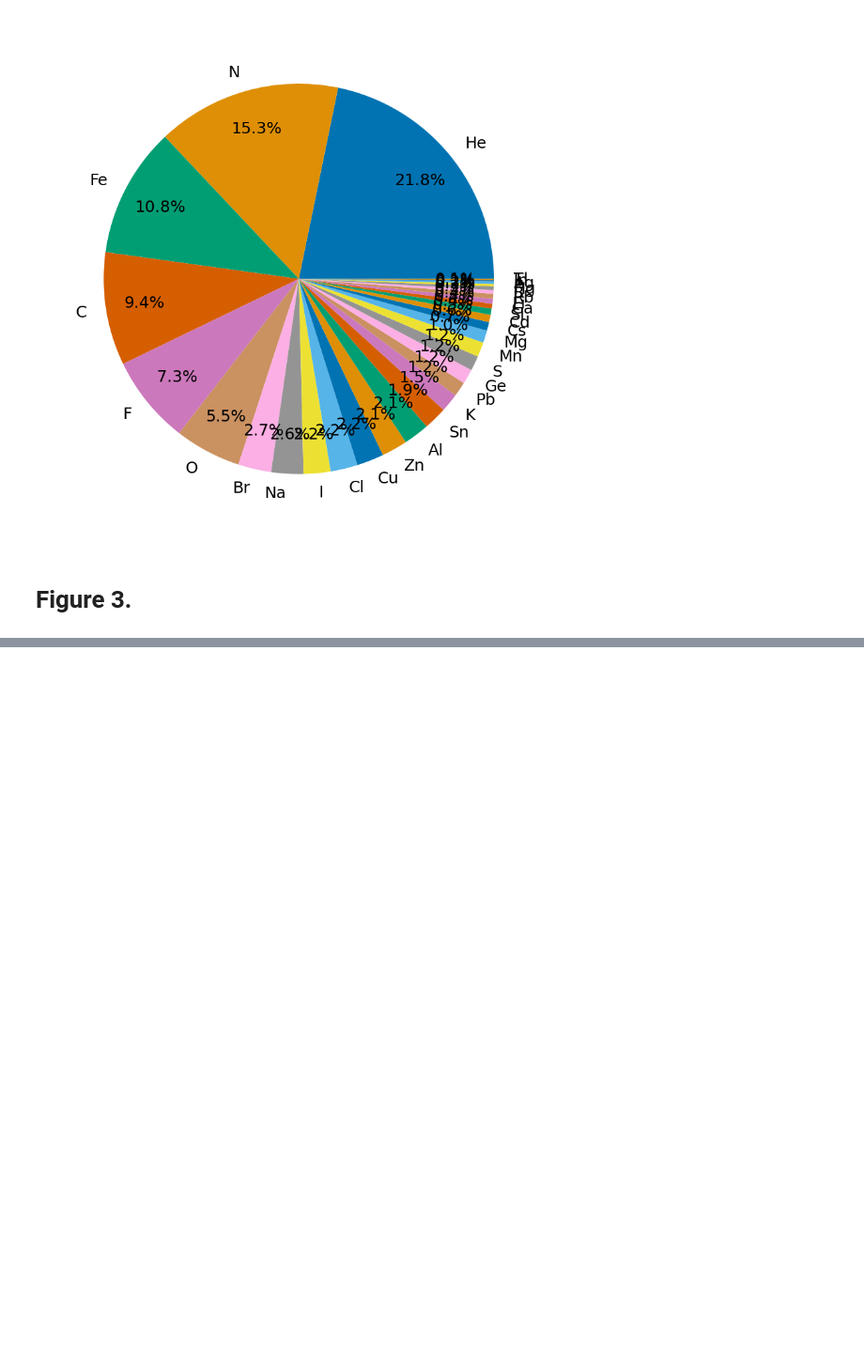
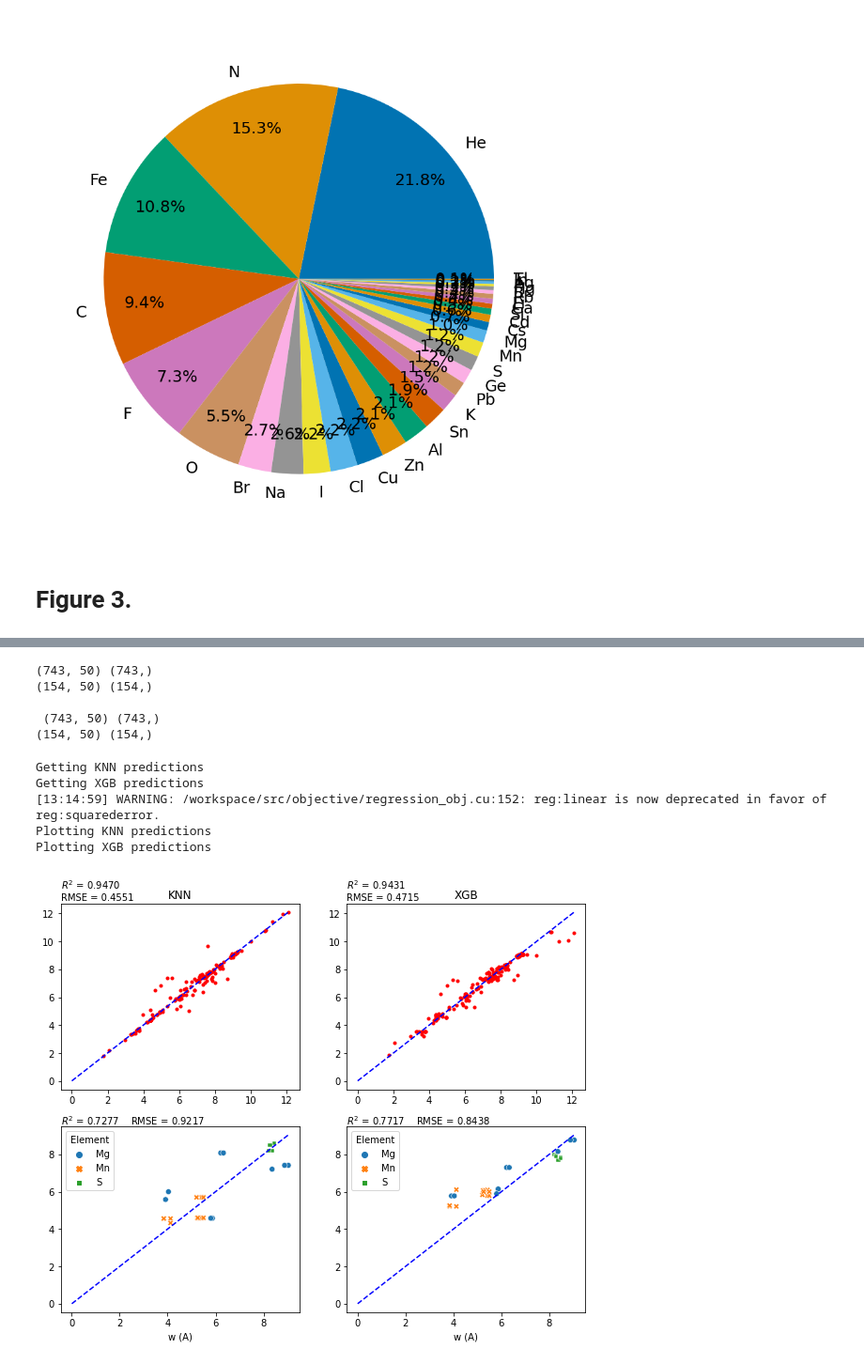
Before and after one commit to alezakuskin/Stark_ML, a Jupyter notebook: Figures.ipynb, the cells around one changed output, grey strips where cells are left out. Shown: that part at 94% size. Cells and saved outputs as stored; diff of their text form; code cells hidden in the pictures; blank space fills up the shorter version.

```diff
--- a/Figures.ipynb
+++ b/Figures.ipynb
@@ -223,0 +321,66 @@ fig.savefig('Fig.2.Pie chart. Colorblind.svg', transparent = True, format = 'svg
+# %%
+#@title Use extended train set?
+extended_train_set = False#@param {type:"boolean"}
+
+#Assigning proper variables
+if extended_train_set:
+    XW_train, YW_train = data_width_train_extended.drop(columns=['Element', 'Wavelength', 'Z number']), target_width_train_extended
+    XW_test, YW_test = data_width_test.drop(columns=['Element', 'Wavelength', 'Z number']), target_width_test
+else:
+    XW_train, YW_train = data_width_train.drop(columns=['Element', 'Wavelength', 'Z number']), target_width_train
+    XW_test, YW_test = data_width_test.drop(columns=['Element', 'Wavelength', 'Z number']), target_width_test
+
+print(XW_train.shape, YW_train.shape)
+print(XW_test.shape, YW_test.shape)
+
+XW_train = XW_train.sample(frac = 1, random_state = 777)
+YW_train = YW_train.sample(frac = 1, random_state = 777)
+
+print('\n', XW_train.shape, YW_train.shape)
+print(XW_test.shape, YW_test.shape)
+#XS_train, XS_test, YS_train, YS_test = train_test_split(data_shift, target_shift, test_size = 0.2, random_state = 7)
+#XB_train, XB_test, YB_train, YB_test = train_test_split(data_both, target_both, test_size = 0.2, random_state = 7)
+
+XW_elem = data_width_elements.drop(columns=['Element', 'Wavelength', 'Z number'])
+YW_elem = target_width_elements
+LW_elem = label_width_elements
+# %% [output]
+(743, 50) (743,)
+(154, 50) (154,)
+
+ (743, 50) (743,)
+(154, 50) (154,)
+# %%
+#@title Max width value
+#@markdown You can enter any reasonable value less than 180 Angstrom.
+width_threshold =  200#@param {type:"number"}
+
+#@markdown Scale target values by the formula: $y_{scaled} = ln(1 + \frac{y_{raw}}{\epsilon})$
+scaled_target = True#@param {type:"boolean"}
+epsilon = 1e-3#@param {type: "number"}
+# %%
+XW_train = XW_train.loc[YW_train.loc[YW_train < width_threshold].index]
+YW_train = YW_train.loc[YW_train < width_threshold]
+XW_test = XW_test.loc[YW_test.loc[YW_test < width_threshold].index]
+YW_test = YW_test.loc[YW_test < width_threshold]
+XW_elem = XW_elem.loc[YW_elem.loc[YW_elem < width_threshold].index]
+YW_elem = YW_elem.loc[YW_elem < width_threshold]
+LW_elem = LW_elem.loc[YW_elem.loc[YW_elem < width_threshold].index]
+
+if scaled_target:
+    YW_train = np.log(1 + YW_train / epsilon)
+    YW_test = np.log(1 + YW_test / epsilon)
+    YW_elem = np.log(1 + YW_elem / epsilon)
+# %%
+models = ['KNN', 'XGB']
+
+models_d = create_models_dict(models)
+
+preds, preds_elem, fix, ax = plot_model_prediction(models_d, XW_train, YW_train, XW_test, YW_test, XW_elem, YW_elem, LW_elem)
+# %% [output]
+Getting KNN predictions
+Getting XGB predictions
+[13:14:59] WARNING: /workspace/src/objective/regression_obj.cu:152: reg:linear is now deprecated in favor of reg:squarederror.
+Plotting KNN predictions
+Plotting XGB predictions
+[figure, added]
```
Also changed, not shown: parts of 7 cells of this notebook.
